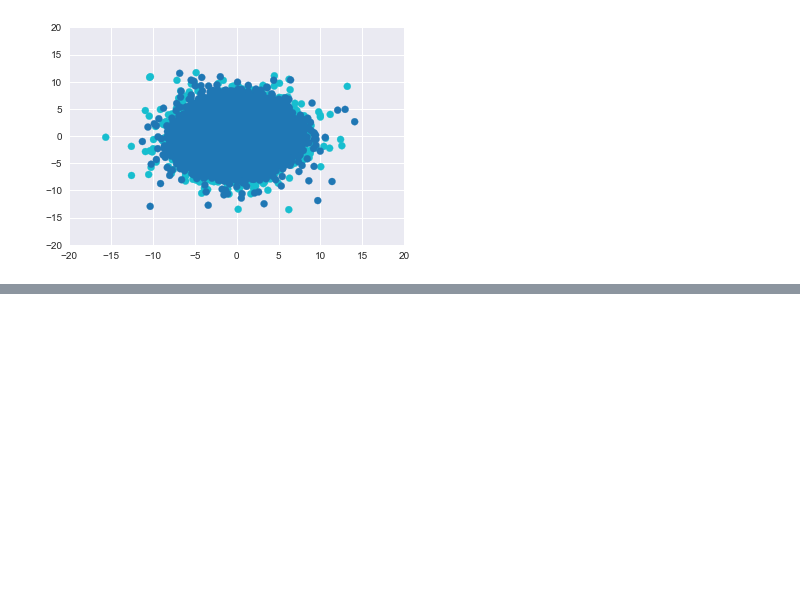
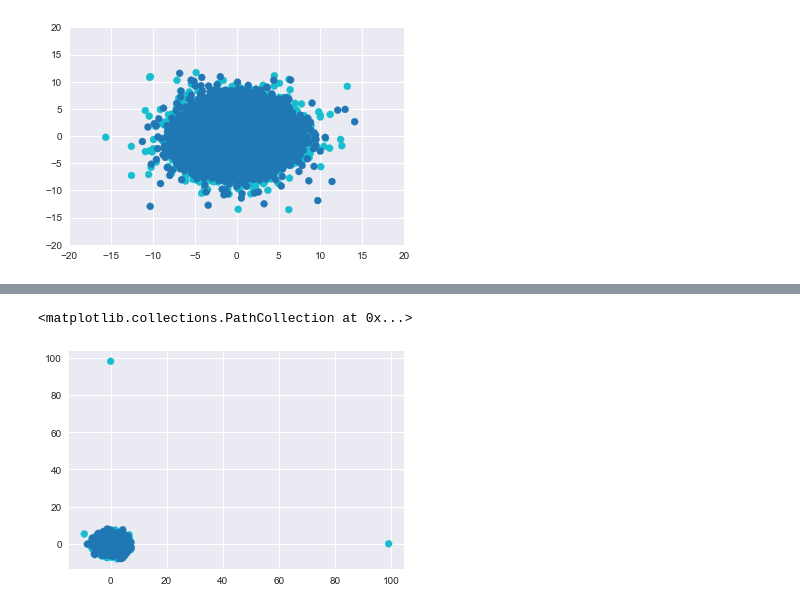
Before and after one commit to gclen/umap-doc2vec-testing, a Jupyter notebook: umap_with_imdb.ipynb, the cells around one changed output, grey strips where cells are left out. Cells and saved outputs as stored; diff of their text form; code cells hidden in the pictures; blank space fills up the shorter version.

```diff
--- a/umap_with_imdb.ipynb
+++ b/umap_with_imdb.ipynb
@@ -76,0 +170,8 @@ plt.scatter(x=df2['x'], y=df2['y'], c=df2['labels'], cmap='tab10')
+# %%
+# Taking a look at the embedding again
+df = pd.DataFrame(review_embedding, columns=['x', 'y'])
+df['labels'] = reviews['sentiment']
+plt.scatter(x=df['x'], y=df['y'], c=df['labels'], cmap='tab10')
+# %% [output]
+<matplotlib.collections.PathCollection at 0x...>
+[figure, added]
```
Also changed, not shown: parts of 33 cells of this notebook.
